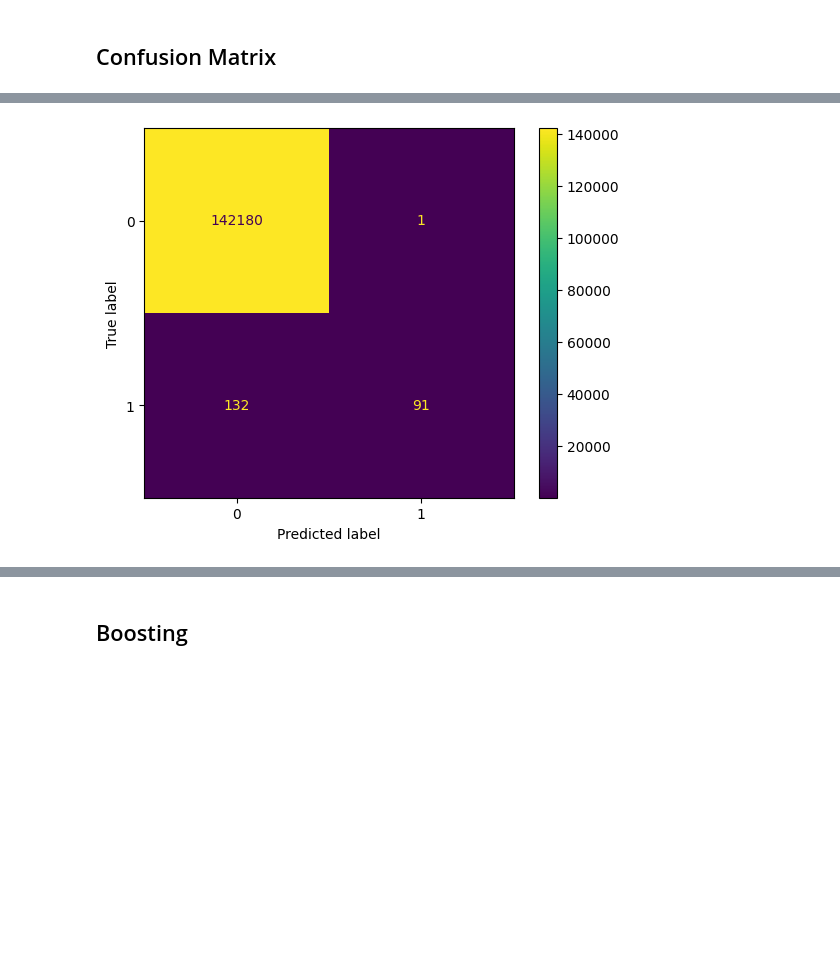
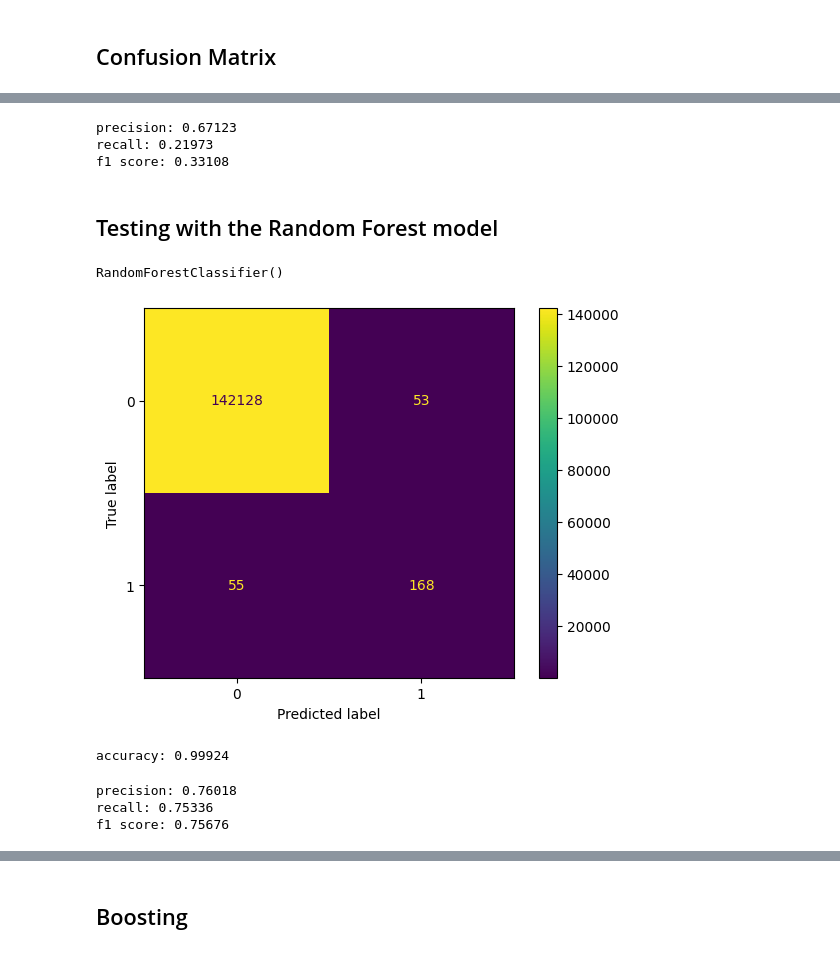
Before and after one commit to mdkamrulhasan/data_mining_kdd, a Jupyter notebook: notebooks/Classification_cc_imbalance_data_problem.ipynb, the cells around one changed output, grey strips where cells are left out. Drawn from its saved outputs; the diff is of its cells as text; code cells hidden in the pictures; blank space fills up the shorter version.

```diff
--- a/notebooks/Classification_cc_imbalance_data_problem.ipynb
+++ b/notebooks/Classification_cc_imbalance_data_problem.ipynb
@@ -119,9 +132,39 @@ cm = confusion_matrix(y_test, y_pred)
+# %%
+# Precision, Recall, F1 Score
+print("precision: %.5f" % precision_score(y_test, y_pred))
+print("recall: %.5f" % recall_score(y_test, y_pred))
+print("f1 score: %.5f" % f1_score(y_test, y_pred))
+# %% [output]
+precision: 0.67123
+recall: 0.21973
+f1 score: 0.33108
+# %% [markdown]
+## Testing with the Random Forest model
+# %%
+clf = RandomForestClassifier()
+clf.fit(X_train, y_train)
+# %% [output]
+RandomForestClassifier()
 # %%
-import matplotlib.pyplot as plt
-from sklearn.metrics import confusion_matrix, ConfusionMatrixDisplay
+y_pred = clf.predict(X_test)
+cm = confusion_matrix(y_test, y_pred)
 disp = ConfusionMatrixDisplay(confusion_matrix=cm,
                               display_labels=clf.classes_)
 disp.plot()
 plt.show()
 # %% [output]
-[figure, old version]
+[figure, new version]
+# %%
+# accuracy
+print("accuracy: %.5f" % accuracy_score(y_test, y_pred))
+# %% [output]
+accuracy: 0.99924
+# %%
+# Precision, Recall, F1 Score
+print("precision: %.5f" % precision_score(y_test, y_pred))
+print("recall: %.5f" % recall_score(y_test, y_pred))
+print("f1 score: %.5f" % f1_score(y_test, y_pred))
+# %% [output]
+precision: 0.76018
+recall: 0.75336
+f1 score: 0.75676
```
Also changed, not shown: parts of 43 cells of this notebook.
